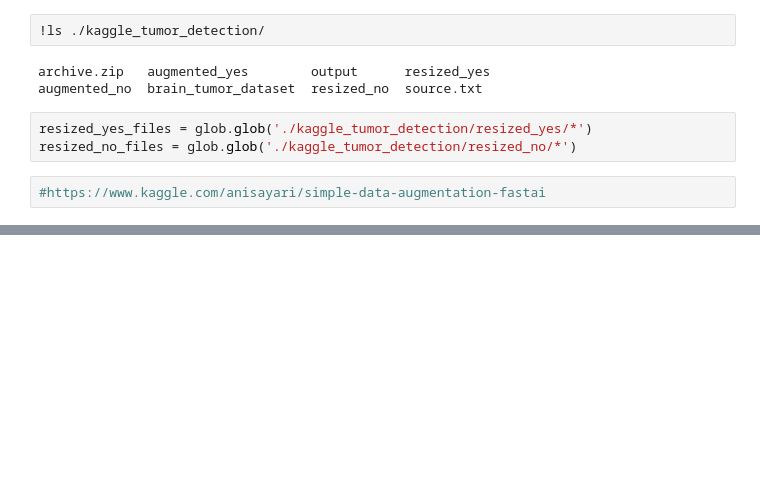
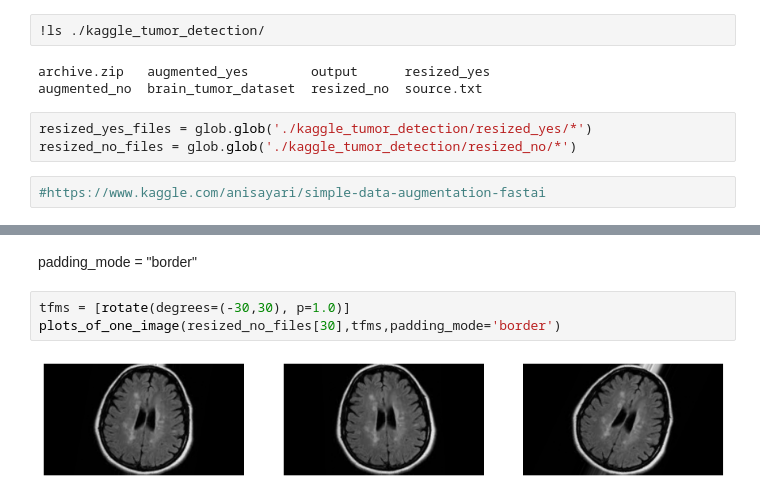
Before and after one commit to manmeet3/Brain-Tumor-Anomaly-Detection-and-Segmentation, a Jupyter notebook: wip_colabs/AnoGAN.ipynb, the cells around one changed output, grey strips where cells are left out. Drawn from its saved outputs; the diff is of its cells as text; blank space fills up the shorter version.

```diff
--- a/wip_colabs/AnoGAN.ipynb
+++ b/wip_colabs/AnoGAN.ipynb
@@ -181,0 +204,7 @@ resized_no_files = glob.glob('./kaggle_tumor_detection/resized_no/*')
+# %% [markdown]
+padding_mode = "border"
+# %%
+tfms = [rotate(degrees=(-30,30), p=1.0)]
+plots_of_one_image(resized_no_files[30],tfms,padding_mode='border')
+# %% [output]
+[figure, added]
```
Also changed, not shown: parts of 16 cells of this notebook.
